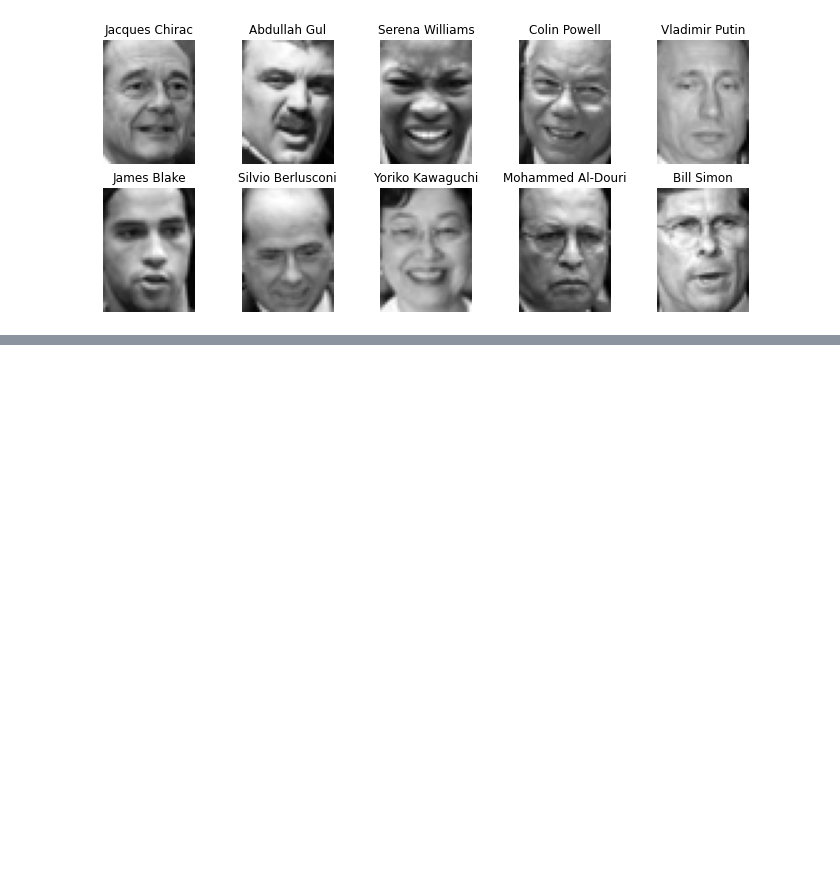
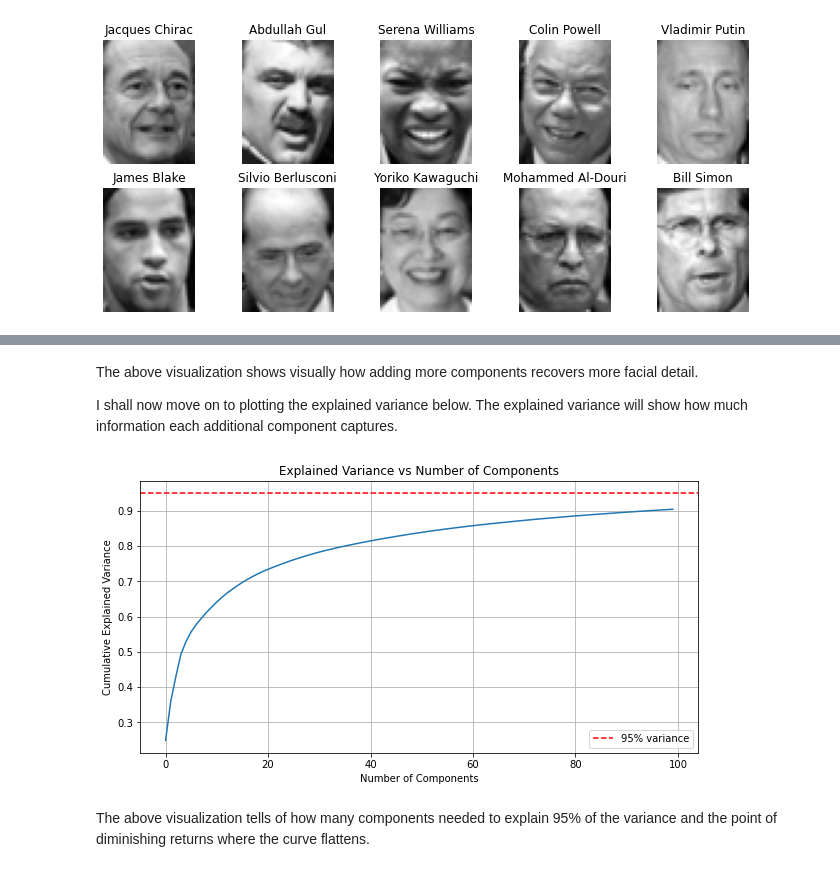
Before and after one commit to billysambasi/eigenfaces_with_pca, a Jupyter notebook: index.ipynb, the cells around one changed output, grey strips where cells are left out. Cells and saved outputs as stored; diff of their text form; code cells hidden in the pictures; blank space fills up the shorter version.

```diff
--- a/index.ipynb
+++ b/index.ipynb
@@ -22,0 +125,23 @@ plt.show();
+# %% [markdown]
+The above visualization shows visually how adding more components recovers more facial detail.
+
+I shall now move on to plotting the explained variance below. The explained variance will show how much information each additional component captures.
+# %%
+pca_full = PCA(n_components=100)
+pca_full.fit(X_centered)
+
+cumulative_variance = np.cumsum(pca_full.explained_variance_ratio_)
+
+plt.figure(figsize=(10, 5))
+plt.plot(cumulative_variance)
+plt.xlabel('Number of Components')
+plt.ylabel('Cumulative Explained Variance')
+plt.title('Explained Variance vs Number of Components')
+plt.axhline(y=0.95, color='r', linestyle='--', label='95% variance')
+plt.legend()
+plt.grid()
+plt.show();
+# %% [output]
+[figure, added]
+# %% [markdown]
+The above visualization tells of how many components needed to explain 95% of the variance and the point of diminishing returns where the curve flattens.
```
Also changed, not shown: parts of 14 cells of this notebook.
